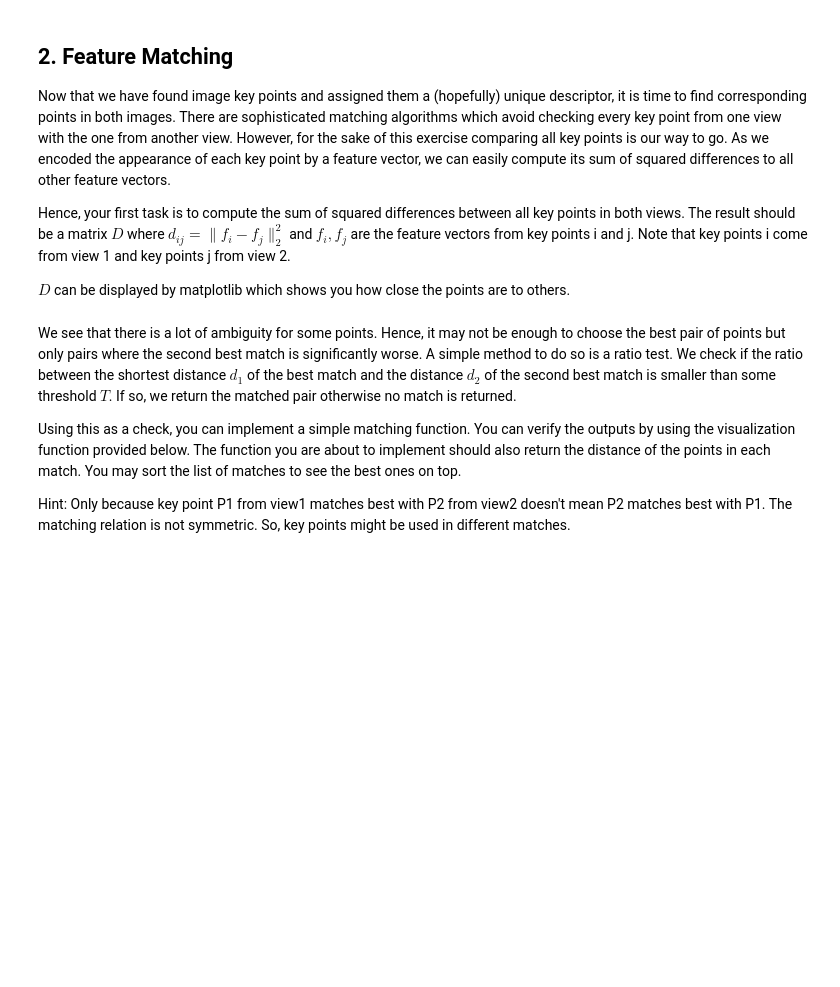
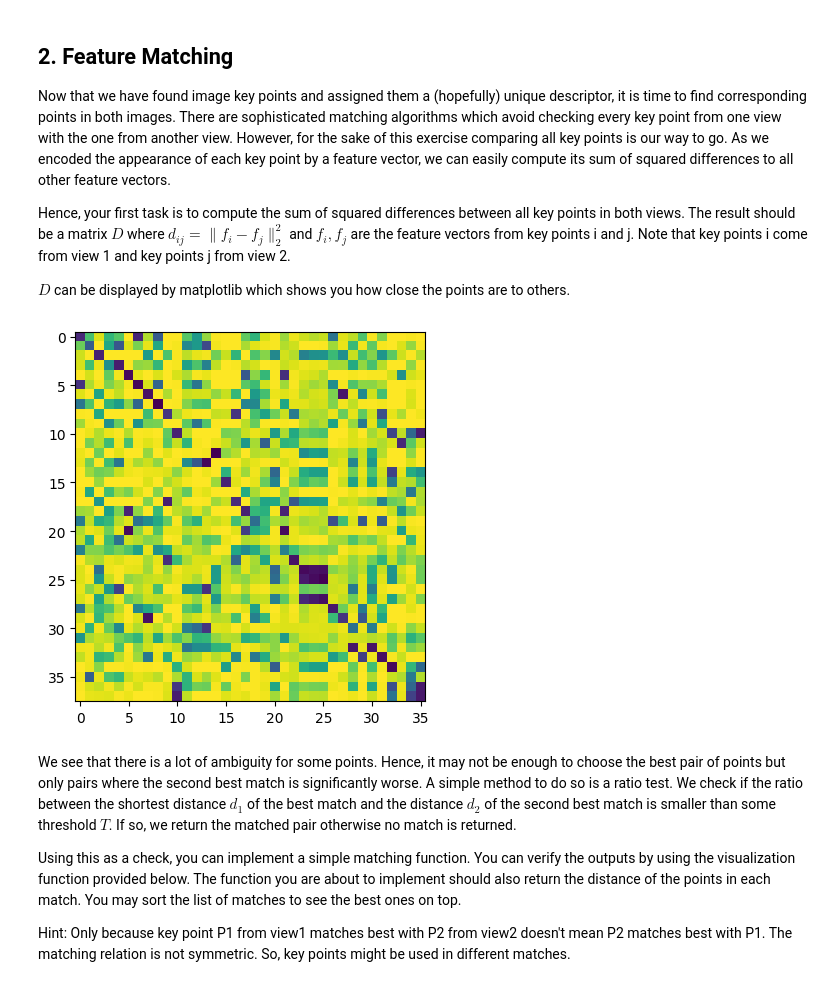
Before and after one commit to vislearn/3dcv-students, a Jupyter notebook: 4.0-tl-feature-matching.ipynb, the cells around one changed output. Saved outputs shown, nothing was run; the diff lists cells and outputs as text; code cells hidden in the pictures; blank space fills up the shorter version.

```diff
--- a/4.0-tl-feature-matching.ipynb
+++ b/4.0-tl-feature-matching.ipynb
@@ -216,13 +255,22 @@ def extract_patches(img, keypoints, angles, patch_size=16):
         monochrome_img = img
 
     # TODO: add padding such that also patches at the borders can be extracted
-    pad_size =
-    padded_img =
+    pad_size = patch_size // 2
+    padded_img = np.pad(monochrome_img, pad_size, mode="constant", constant_values=0)
 
     # TODO: extract patches
     patches = []
     for (x,y), angle in zip(keypoints, angles):
-        ...
+        x_padded, y_padded = x + pad_size, y + pad_size
+
+        patch = padded_img[y_padded - pad_size:y_padded + pad_size,
+                        x_padded - pad_size:x_padded + pad_size]
+
+        rotated_patch = rotate(patch, angle, resize=False, mode="constant", cval=0)
+
+        patches.append(rotated_patch)
+
+    return np.array(patches)
 # %%
 patches_view1 = extract_patches(view1, *keypoints["view1"])
 patches_view2 = extract_patches(view2, *keypoints["view2"])
@@ -359,20 +442,33 @@ $D$ can be displayed by matplotlib which shows you how close the points are to o
 # %%
 features_view1 = features["view1"]
 features_view2 = features["view2"]
 
 def get_distances(features_view1: npt.ArrayLike, features_view2: npt.ArrayLike) -> np.ndarray:
     """Compute the distance matrix between the feature vectors.
 
     :param features_view1: feature vectors of view 1 [number of keypoints view 1, feature vector size]
     :param features_view2: feature vectors of view 2 [number of keypoints view 2, feature vector size]
     :return array with distance matrix [number of keypoints 1, number of keypoints view 2]
     """
     # TODO: implement it
+    norm1 = np.sum(features_view1**2, axis=1).reshape(-1, 1)  # shape is [N1, 1]
 
-D = # TODO: implement and call get_distances
+    norm2 = np.sum(features_view2**2, axis=1).reshape(1, -1)  # shape is [1, N2]
+
+    dot_product = np.dot(features_view1, features_view2.T)  # shape is [N1, N2]
+
+    D = norm1 + norm2 - 2 * dot_product
+
+    # Make sure every value bigger than 0
+    return np.maximum(D, 0)
+
+# TODO: implement and call get_distances
+D = get_distances(features_view1, features_view2)
 
 plt.imshow(D)
 plt.show()
+# %% [output]
+[figure, added]
 # %% [markdown]
 We see that there is a lot of ambiguity for some points. Hence, it may not be enough to choose the best pair of points but only pairs where the second best match is significantly worse. A simple method to do so is a ratio test. We check if the ratio between the shortest distance $d_1$ of the best match and the distance $d_2$ of the second best match is smaller than some threshold $T$. If so, we return the matched pair otherwise no match is returned.
 
```
Also changed, not shown: parts of 10 cells of this notebook.
